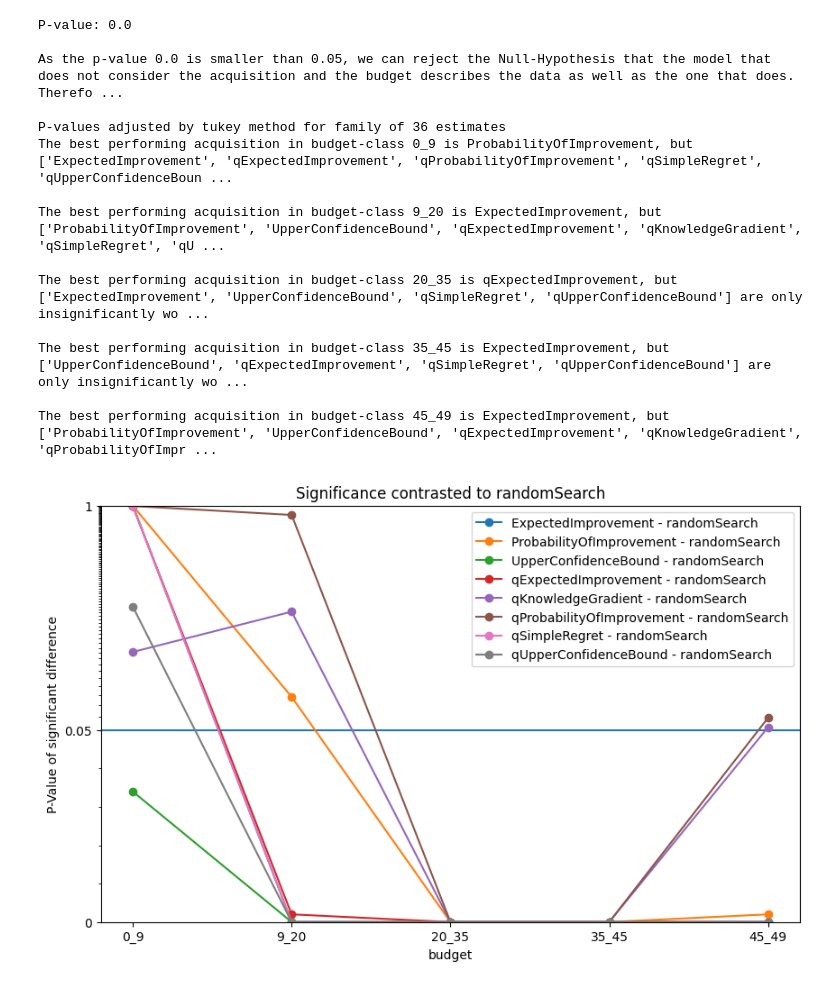
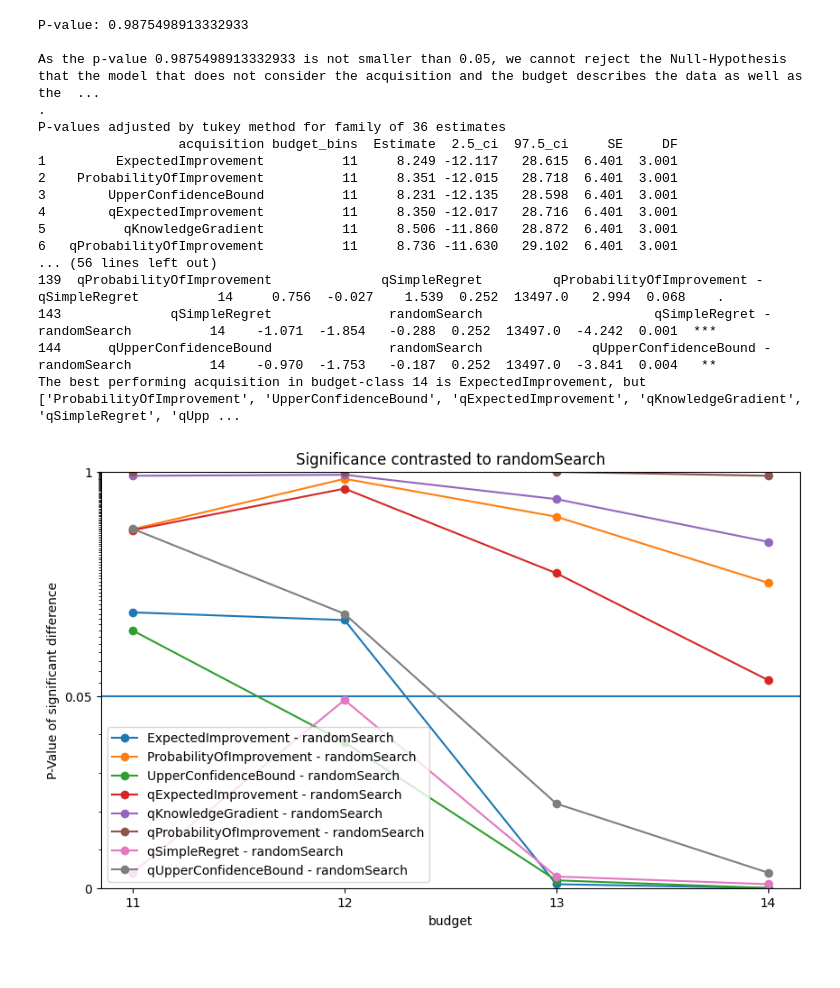
Before and after one commit to automl-private/significance_analysis, a Jupyter notebook: significance_analysis_example/testfield.ipynb, the cells around one changed output. Cells and saved outputs as stored; diff of their text form; code cells hidden in the pictures.

Commit message:
started p_value to dataset size analysis

```diff
--- a/significance_analysis_example/testfield.ipynb
+++ b/significance_analysis_example/testfield.ipynb
@@ -8,31 +8,36 @@ data = pd.read_csv("./example_dataset.csv")
 # %%
 # Second Analysis: Analyse performance of acquisition functions over all benchmarks binned by trainingrounds,
 # i.e. performance in the first 8, the next 12, the next 15, the next 10 and the final 5 rounds.
 # Does not print the results, only shows plots.
+data2=data.loc[data["benchmark"]!="NN_HPO_Bench"]
+data2=data2.loc[(data2["budget"]>10)&(data2["budget"]<16)]
 conduct_analysis(
-    data.loc[data["benchmark"]!="NN_HPO_Bench"],
+    data2,
     "mean",
     "acquisition",
     "benchmark",
     bin_id="budget",
-    bins=[9, 20, 35, 45],
-    summarize=False,
+    bins=[],
+    summarize=True,
     show_plots=False,
     significance_plot="randomSearch"
 )
 # %% [output]
-P-value: 0.0
+P-value: 0.9875498913332933
 
-As the p-value 0.0 is smaller than 0.05, we can reject the Null-Hypothesis that the model that does not consider the acquisition and the budget describes the data as well as the one that does. Therefo ...
-
+As the p-value 0.9875498913332933 is not smaller than 0.05, we cannot reject the Null-Hypothesis that the model that does not consider the acquisition and the budget describes the data as well as the  ...
+.
 P-values adjusted by tukey method for family of 36 estimates
-The best performing acquisition in budget-class 0_9 is ProbabilityOfImprovement, but ['ExpectedImprovement', 'qExpectedImprovement', 'qProbabilityOfImprovement', 'qSimpleRegret', 'qUpperConfidenceBoun ...
-
-The best performing acquisition in budget-class 9_20 is ExpectedImprovement, but ['ProbabilityOfImprovement', 'UpperConfidenceBound', 'qExpectedImprovement', 'qKnowledgeGradient', 'qSimpleRegret', 'qU ...
-
-The best performing acquisition in budget-class 20_35 is qExpectedImprovement, but ['ExpectedImprovement', 'UpperConfidenceBound', 'qSimpleRegret', 'qUpperConfidenceBound'] are only insignificantly wo ...
-
-The best performing acquisition in budget-class 35_45 is ExpectedImprovement, but ['UpperConfidenceBound', 'qExpectedImprovement', 'qSimpleRegret', 'qUpperConfidenceBound'] are only insignificantly wo ...
-
-The best performing acquisition in budget-class 45_49 is ExpectedImprovement, but ['ProbabilityOfImprovement', 'UpperConfidenceBound', 'qExpectedImprovement', 'qKnowledgeGradient', 'qProbabilityOfImpr ...
+                  acquisition budget_bins  Estimate  2.5_ci  97.5_ci     SE     DF
+1         ExpectedImprovement          11     8.249 -12.117   28.615  6.401  3.001
+2    ProbabilityOfImprovement          11     8.351 -12.015   28.718  6.401  3.001
+3        UpperConfidenceBound          11     8.231 -12.135   28.598  6.401  3.001
+4        qExpectedImprovement          11     8.350 -12.017   28.716  6.401  3.001
+5          qKnowledgeGradient          11     8.506 -11.860   28.872  6.401  3.001
+6   qProbabilityOfImprovement          11     8.736 -11.630   29.102  6.401  3.001
+... (56 lines left out)
+139  qProbabilityOfImprovement              qSimpleRegret         qProbabilityOfImprovement - qSimpleRegret          14     0.756  -0.027    1.539  0.252  13497.0   2.994  0.068    .
+143              qSimpleRegret               randomSearch                      qSimpleRegret - randomSearch          14    -1.071  -1.854   -0.288  0.252  13497.0  -4.242  0.001  ***
+144      qUpperConfidenceBound               randomSearch              qUpperConfidenceBound - randomSearch          14    -0.970  -1.753   -0.187  0.252  13497.0  -3.841  0.004   **
+The best performing acquisition in budget-class 14 is ExpectedImprovement, but ['ProbabilityOfImprovement', 'UpperConfidenceBound', 'qExpectedImprovement', 'qKnowledgeGradient', 'qSimpleRegret', 'qUpp ...
-[figure, old version]
+[figure, new version]
```
Also changed, not shown: parts of 4 cells of this notebook.
